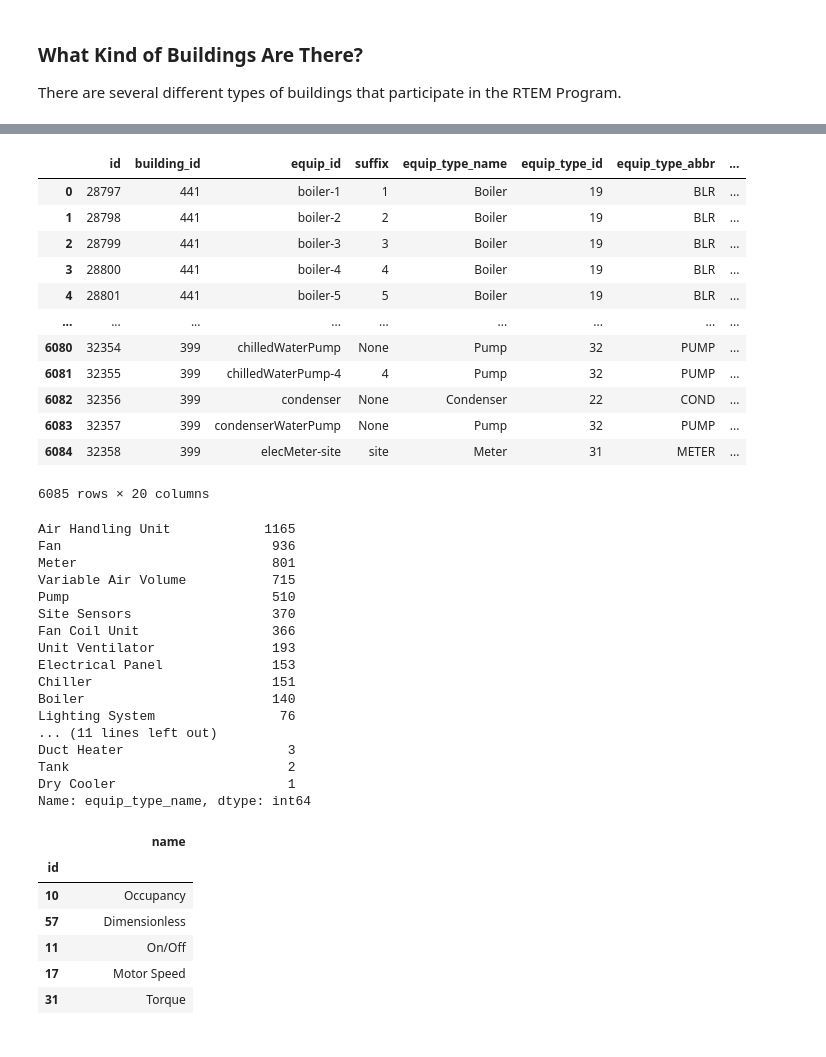
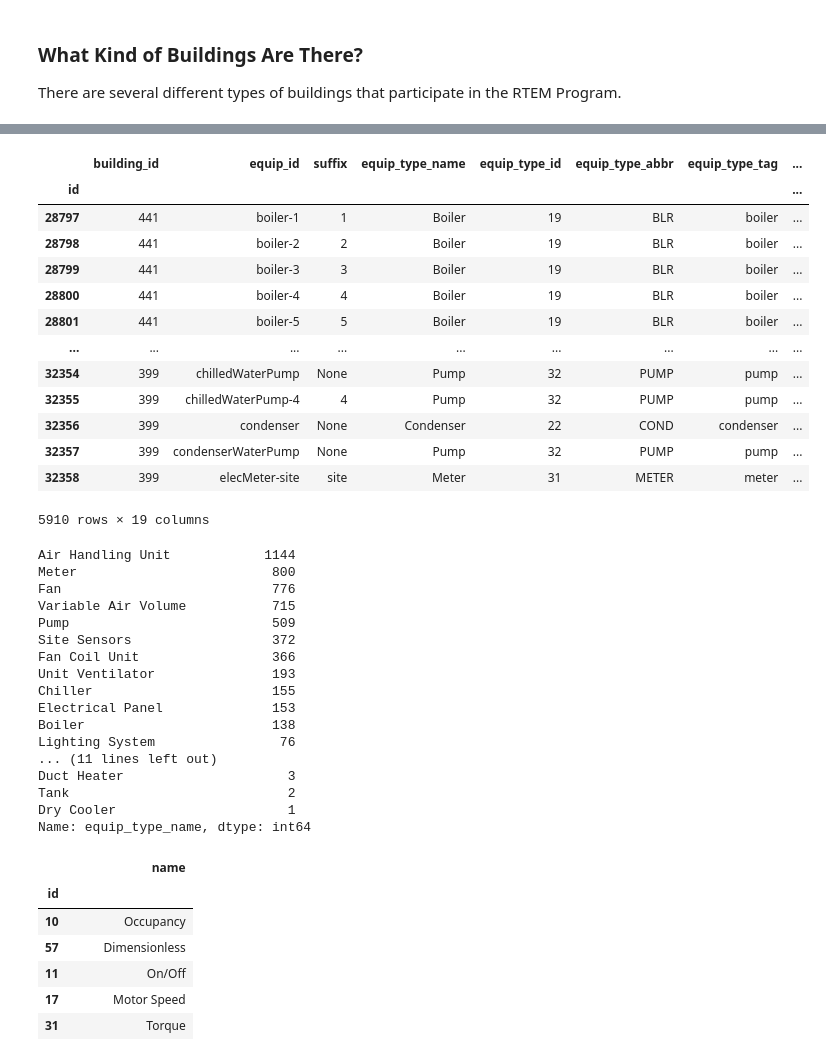
Before and after one commit to danlsn/rtem-hackathon, a Jupyter notebook: research/01_exploring_api.ipynb, the cells around one changed output, grey strips where cells are left out. Saved outputs shown, nothing was run; the diff lists cells and outputs as text; code cells hidden in the pictures.

```diff
--- a/research/01_exploring_api.ipynb
+++ b/research/01_exploring_api.ipynb
@@ -24,3 +28,6 @@ api_key = config['DEFAULT']['API_KEY']
+# %%
+# If use_local set to true, try to find the local file and use that.
+use_local = True
 # %% [markdown]
 ## Initialise the Onboard Client
 Then check to see if it's working properly.
@@ -150,35 +158,41 @@ equip_types[['id', 'name_long', 'name_abbr']].sort_values('name_long').set_index
 # %%
 # Beware: this request takes a WHILE
-all_equipment = pd.json_normalize(client.get_all_equipment())
+if use_local:
+    with open('../api/equipment/all.json', 'r') as f:
+        j = json.load(f)
+        all_equipment = pd.json_normalize(j)
+else:
+    all_equipment = pd.json_normalize(client.get_all_equipment())
 all_equipment.set_index('id')
 # %% [output]
-|  | id | building_id | equip_id | suffix | equip_type_name | equip_type_id | equip_type_abbr | ... |
-| 0 | 28797 | 441 | boiler-1 | 1 | Boiler | 19 | BLR | ... |
-| 1 | 28798 | 441 | boiler-2 | 2 | Boiler | 19 | BLR | ... |
-| 2 | 28799 | 441 | boiler-3 | 3 | Boiler | 19 | BLR | ... |
-| 3 | 28800 | 441 | boiler-4 | 4 | Boiler | 19 | BLR | ... |
-| 4 | 28801 | 441 | boiler-5 | 5 | Boiler | 19 | BLR | ... |
+|  | building_id | equip_id | suffix | equip_type_name | equip_type_id | equip_type_abbr | equip_type_tag | ... |
+| id |  |  |  |  |  |  |  | ... |
+| 28797 | 441 | boiler-1 | 1 | Boiler | 19 | BLR | boiler | ... |
+| 28798 | 441 | boiler-2 | 2 | Boiler | 19 | BLR | boiler | ... |
+| 28799 | 441 | boiler-3 | 3 | Boiler | 19 | BLR | boiler | ... |
+| 28800 | 441 | boiler-4 | 4 | Boiler | 19 | BLR | boiler | ... |
+| 28801 | 441 | boiler-5 | 5 | Boiler | 19 | BLR | boiler | ... |
 | ... | ... | ... | ... | ... | ... | ... | ... | ... |
-| 6080 | 32354 | 399 | chilledWaterPump | None | Pump | 32 | PUMP | ... |
-| 6081 | 32355 | 399 | chilledWaterPump-4 | 4 | Pump | 32 | PUMP | ... |
-| 6082 | 32356 | 399 | condenser | None | Condenser | 22 | COND | ... |
-| 6083 | 32357 | 399 | condenserWaterPump | None | Pump | 32 | PUMP | ... |
-| 6084 | 32358 | 399 | elecMeter-site | site | Meter | 31 | METER | ... |
+| 32354 | 399 | chilledWaterPump | None | Pump | 32 | PUMP | pump | ... |
+| 32355 | 399 | chilledWaterPump-4 | 4 | Pump | 32 | PUMP | pump | ... |
+| 32356 | 399 | condenser | None | Condenser | 22 | COND | condenser | ... |
+| 32357 | 399 | condenserWaterPump | None | Pump | 32 | PUMP | pump | ... |
+| 32358 | 399 | elecMeter-site | site | Meter | 31 | METER | meter | ... |
-6085 rows × 20 columns
+5910 rows × 19 columns
 # %%
 all_equipment['equip_type_name'].value_counts()
 # %% [output]
-Air Handling Unit            1165
-Fan                           936
-Meter                         801
+Air Handling Unit            1144
+Meter                         800
+Fan                           776
 Variable Air Volume           715
-Pump                          510
-Site Sensors                  370
+Pump                          509
+Site Sensors                  372
 Fan Coil Unit                 366
 Unit Ventilator               193
+Chiller                       155
 Electrical Panel              153
-Chiller                       151
-Boiler                        140
+Boiler                        138
 Lighting System                76
 ... (11 lines left out)
 Duct Heater                     3
```
Also changed, not shown: parts of 17 cells of this notebook, 12 other files.
